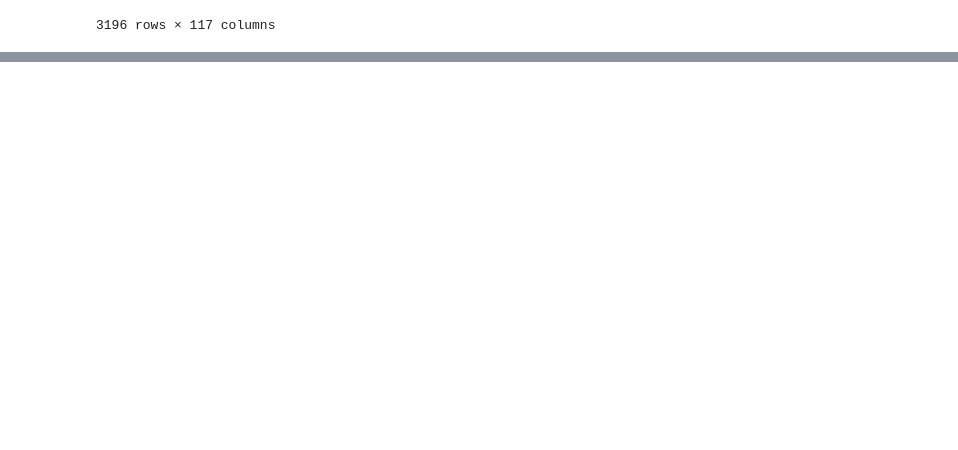
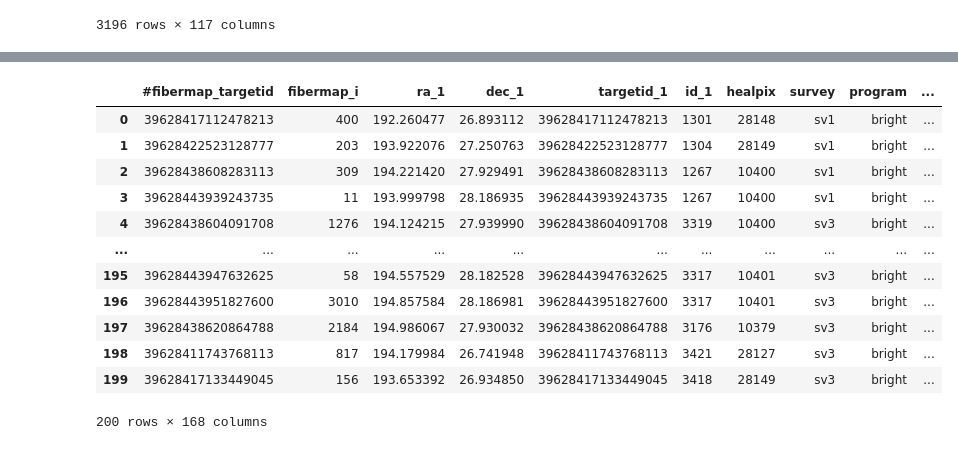
Before and after one commit to KSaid-1/DESI_fuji_FP, a Jupyter notebook: fuji_pv_cf4.ipynb, the cells around one changed output, grey strips where cells are left out. Drawn from its saved outputs; the diff is of its cells as text; code cells hidden in the pictures; blank space fills up the shorter version.

```diff
--- a/fuji_pv_cf4.ipynb
+++ b/fuji_pv_cf4.ipynb
@@ -149,0 +150,17 @@ fuji_pv.to_csv('fuji_pv.csv',index=False,header=True)
+# %%
+coma_dist = pd.read_csv("coma_cluster_v02.csv")
+coma_dist
+# %% [output]
+|  | #fibermap_targetid | fibermap_i | ra_1 | dec_1 | targetid_1 | id_1 | healpix | survey | program | ... |
+| 0 | 39628417112478213 | 400 | 192.260477 | 26.893112 | 39628417112478213 | 1301 | 28148 | sv1 | bright | ... |
+| 1 | 39628422523128777 | 203 | 193.922076 | 27.250763 | 39628422523128777 | 1304 | 28149 | sv1 | bright | ... |
+| 2 | 39628438608283113 | 309 | 194.221420 | 27.929491 | 39628438608283113 | 1267 | 10400 | sv1 | bright | ... |
+| 3 | 39628443939243735 | 11 | 193.999798 | 28.186935 | 39628443939243735 | 1267 | 10400 | sv1 | bright | ... |
+| 4 | 39628438604091708 | 1276 | 194.124215 | 27.939990 | 39628438604091708 | 3319 | 10400 | sv3 | bright | ... |
+| ... | ... | ... | ... | ... | ... | ... | ... | ... | ... | ... |
+| 195 | 39628443947632625 | 58 | 194.557529 | 28.182528 | 39628443947632625 | 3317 | 10401 | sv3 | bright | ... |
+| 196 | 39628443951827600 | 3010 | 194.857584 | 28.186981 | 39628443951827600 | 3317 | 10401 | sv3 | bright | ... |
+| 197 | 39628438620864788 | 2184 | 194.986067 | 27.930032 | 39628438620864788 | 3176 | 10379 | sv3 | bright | ... |
+| 198 | 39628411743768113 | 817 | 194.179984 | 26.741948 | 39628411743768113 | 3421 | 28127 | sv3 | bright | ... |
+| 199 | 39628417133449045 | 156 | 193.653392 | 26.934850 | 39628417133449045 | 3418 | 28149 | sv3 | bright | ... |
+200 rows × 168 columns
```
Also changed, not shown: parts of 11 cells of this notebook.
